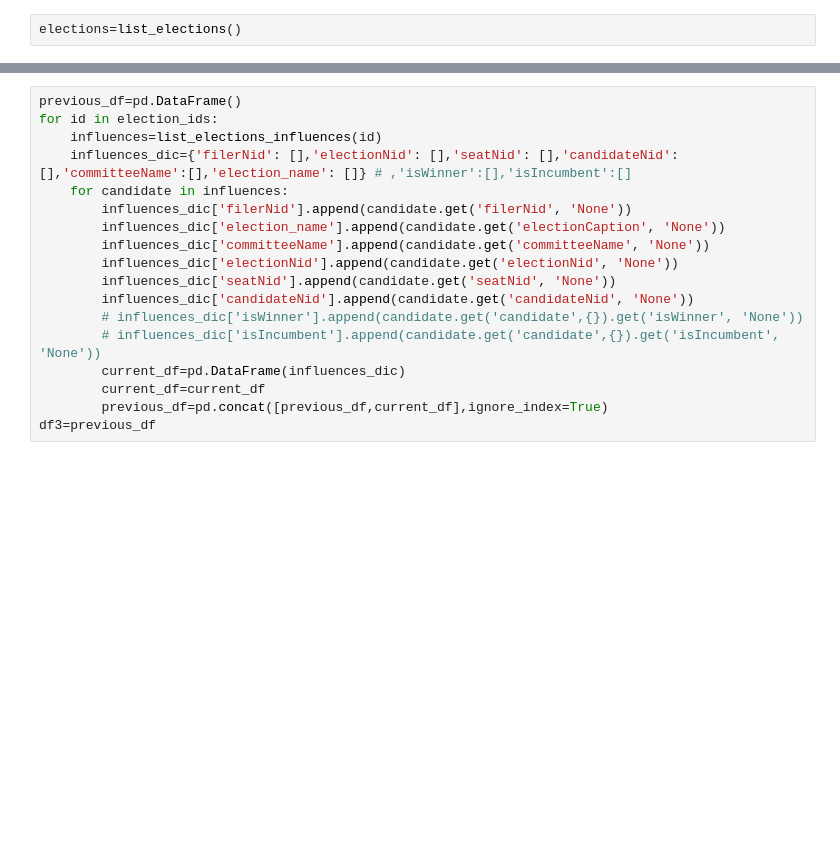
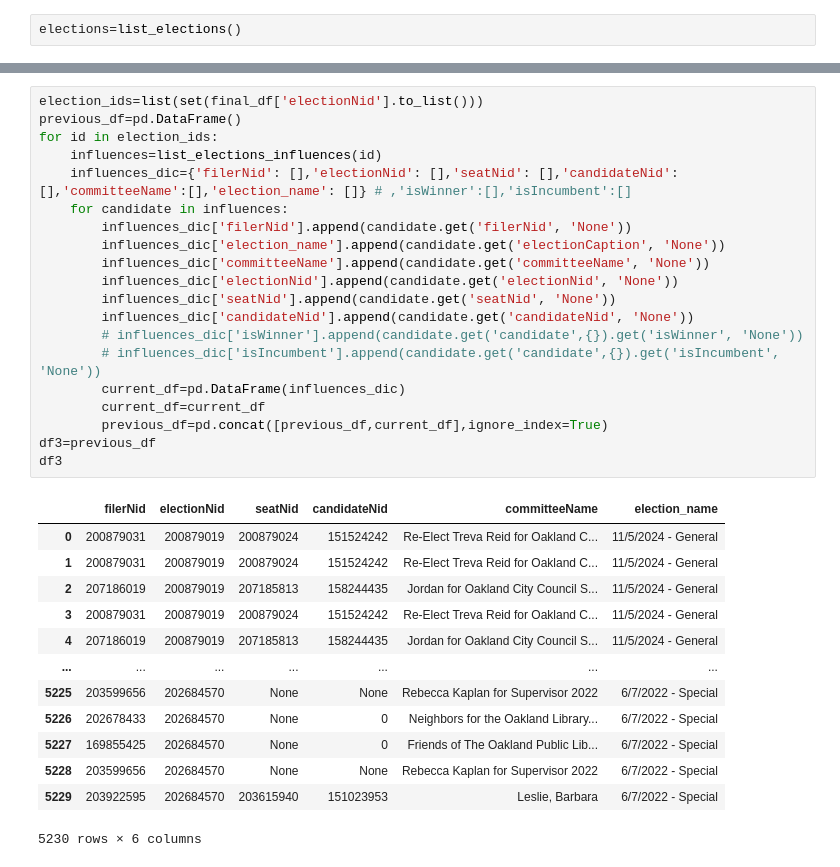
Before and after one commit to FrancisDoran/candidate-table, a Jupyter notebook: francis-testing.ipynb, the cells around one changed output, grey strips where cells are left out. Drawn from its saved outputs; the diff is of its cells as text; blank space fills up the shorter version.

```diff
--- a/francis-testing.ipynb
+++ b/francis-testing.ipynb
@@ -165,18 +290,34 @@ election_ids=list(set(final_df['electionNid'].to_list()))
 # %%
+election_ids=list(set(final_df['electionNid'].to_list()))
 previous_df=pd.DataFrame()
 for id in election_ids:
     influences=list_elections_influences(id)
     influences_dic={'filerNid': [],'electionNid': [],'seatNid': [],'candidateNid': [],'committeeName':[],'election_name': []} # ,'isWinner':[],'isIncumbent':[]
     for candidate in influences:
         influences_dic['filerNid'].append(candidate.get('filerNid', 'None'))
         influences_dic['election_name'].append(candidate.get('electionCaption', 'None'))
         influences_dic['committeeName'].append(candidate.get('committeeName', 'None'))
         influences_dic['electionNid'].append(candidate.get('electionNid', 'None'))
         influences_dic['seatNid'].append(candidate.get('seatNid', 'None'))
         influences_dic['candidateNid'].append(candidate.get('candidateNid', 'None'))
         # influences_dic['isWinner'].append(candidate.get('candidate',{}).get('isWinner', 'None'))
         # influences_dic['isIncumbent'].append(candidate.get('candidate',{}).get('isIncumbent', 'None'))
         current_df=pd.DataFrame(influences_dic)
         current_df=current_df
         previous_df=pd.concat([previous_df,current_df],ignore_index=True)
 df3=previous_df
+df3
+# %% [output]
+|  | filerNid | electionNid | seatNid | candidateNid | committeeName | election_name |
+| 0 | 200879031 | 200879019 | 200879024 | 151524242 | Re-Elect Treva Reid for Oakland C... | 11/5/2024 - General |
+| 1 | 200879031 | 200879019 | 200879024 | 151524242 | Re-Elect Treva Reid for Oakland C... | 11/5/2024 - General |
+| 2 | 207186019 | 200879019 | 207185813 | 158244435 | Jordan for Oakland City Council S... | 11/5/2024 - General |
+| 3 | 200879031 | 200879019 | 200879024 | 151524242 | Re-Elect Treva Reid for Oakland C... | 11/5/2024 - General |
+| 4 | 207186019 | 200879019 | 207185813 | 158244435 | Jordan for Oakland City Council S... | 11/5/2024 - General |
+| ... | ... | ... | ... | ... | ... | ... |
+| 5225 | 203599656 | 202684570 | None | None | Rebecca Kaplan for Supervisor 2022 | 6/7/2022 - Special |
+| 5226 | 202678433 | 202684570 | None | 0 | Neighbors for the Oakland Library... | 6/7/2022 - Special |
+| 5227 | 169855425 | 202684570 | None | 0 | Friends of The Oakland Public Lib... | 6/7/2022 - Special |
+| 5228 | 203599656 | 202684570 | None | None | Rebecca Kaplan for Supervisor 2022 | 6/7/2022 - Special |
+| 5229 | 203922595 | 202684570 | 203615940 | 151023953 | Leslie, Barbara | 6/7/2022 - Special |
+5230 rows × 6 columns
```
Also changed, not shown: parts of 18 cells of this notebook.
